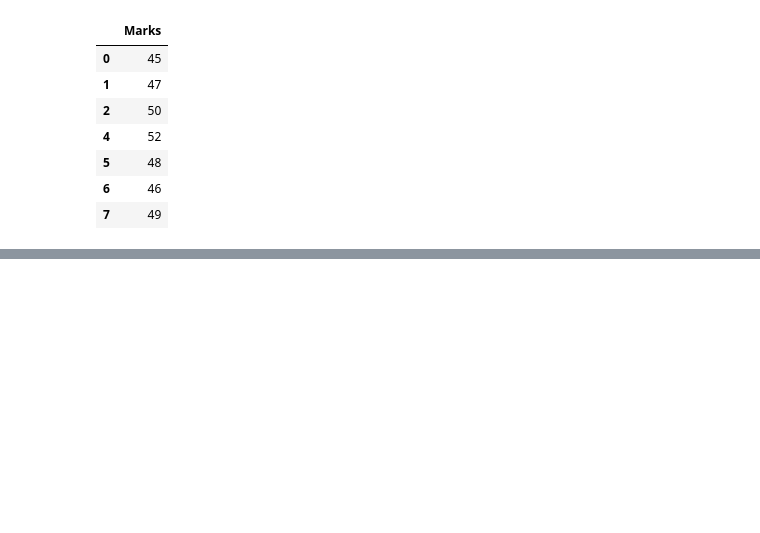
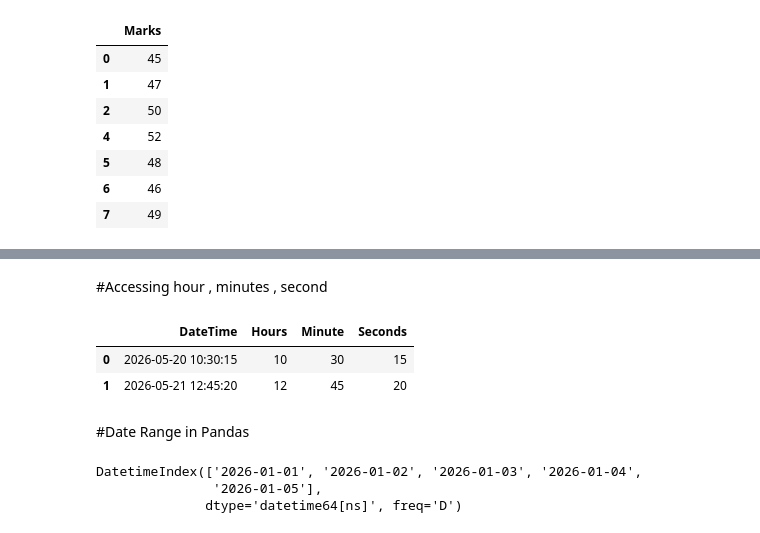
Before and after one commit to Vikram957/Pandas, a Jupyter notebook: d_pandas.ipynb, the cells around one changed output, grey strips where cells are left out. Drawn from its saved outputs; the diff is of its cells as text; code cells hidden in the pictures; blank space fills up the shorter version.

```diff
--- a/d_pandas.ipynb
+++ b/d_pandas.ipynb
@@ -1917,0 +2001,29 @@ print(df)
+# %% [markdown]
+#Accessing hour , minutes , second
+# %%
+data = {
+    'DateTime' : pd.to_datetime([
+        '2026-05-20 10:30:15',
+        '2026-05-21 12:45:20'
+    ])
+}
+df = pd.DataFrame(data)
+
+df['Hours'] = df['DateTime'].dt.hour
+df['Minute'] = df['DateTime'].dt.minute
+df['Seconds'] = df['DateTime'].dt.second
+
+df
+# %% [output]
+|  | DateTime | Hours | Minute | Seconds |
+| 0 | 2026-05-20 10:30:15 | 10 | 30 | 15 |
+| 1 | 2026-05-21 12:45:20 | 12 | 45 | 20 |
+# %% [markdown]
+#Date Range in Pandas
+# %%
+dates = pd.date_range(start='2026-01-01',periods=5)
+dates
+# %% [output]
+DatetimeIndex(['2026-01-01', '2026-01-02', '2026-01-03', '2026-01-04',
+               '2026-01-05'],
+              dtype='datetime64[ns]', freq='D')
```
Also changed, not shown: parts of 25 cells of this notebook.
